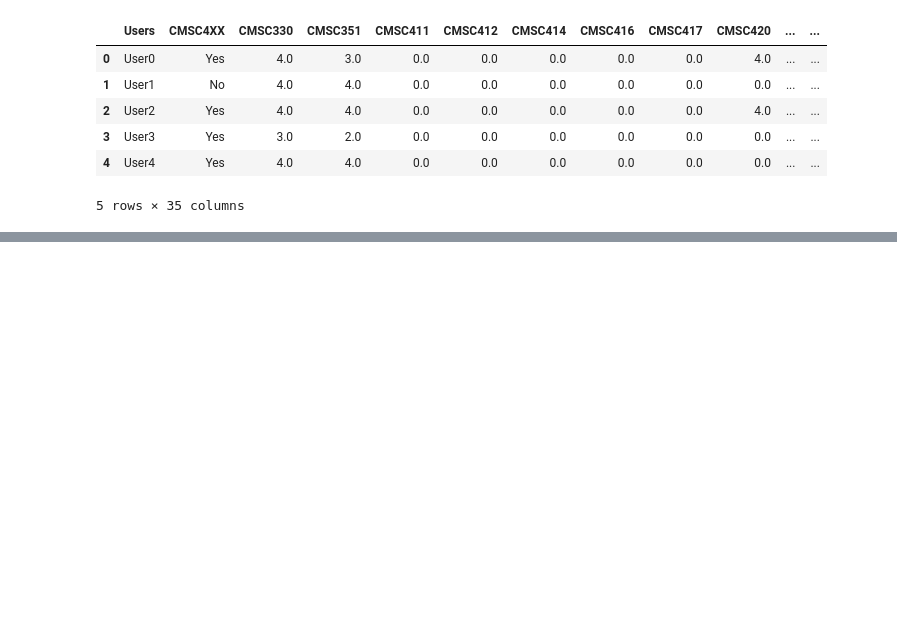
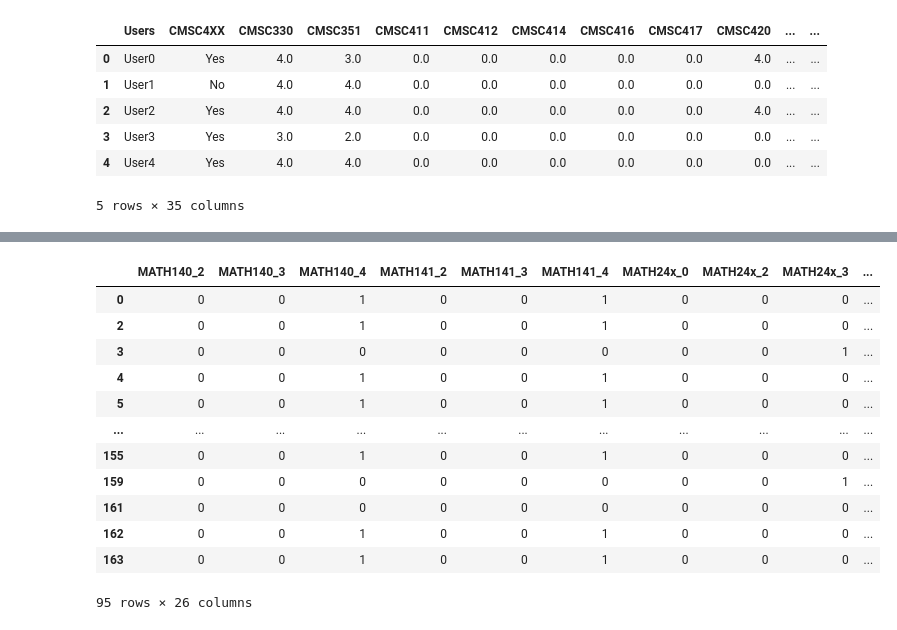
Before and after one commit to GuptaSiddhesh/GuptaSiddhesh.github.io, a Jupyter notebook: CMSC320 Final Project.ipynb, the cells around one changed output, grey strips where cells are left out. Drawn from its saved outputs; the diff is of its cells as text; code cells hidden in the pictures; blank space fills up the shorter version.

```diff
--- a/CMSC320 Final Project.ipynb
+++ b/CMSC320 Final Project.ipynb
@@ -308,0 +332,37 @@ df_ul.head()
+# %%
+# One Hot Encoding of the variables
+
+def one_hot_encoding(column_names, df):
+  for column in column_names:
+    df[column] = df[column].astype(int)
+    tempdf = pd.get_dummies(df[column], prefix=column)
+    tempdf.drop(tempdf.columns[0], inplace=True, axis=1)
+    df = pd.merge(
+        left=df,
+        right=tempdf,
+        left_index=True,
+        right_index=True,
+    )
+    df = df.drop(columns=column)
+
+  return df
+
+df_x = one_hot_encoding(['MATH140', 'MATH141', 'MATH24x', 'STAT400', 'CMSC131', 'CMSC132',
+                  'CMSC216', 'CMSC250'], df_x)
+
+df_x.drop(['Users', 'CS_Track', 'CMSC4XX', 'Graduated'], inplace=True, axis=1)
+df_x
+# %% [output]
+|  | MATH140_2 | MATH140_3 | MATH140_4 | MATH141_2 | MATH141_3 | MATH141_4 | MATH24x_0 | MATH24x_2 | MATH24x_3 | ... |
+| 0 | 0 | 0 | 1 | 0 | 0 | 1 | 0 | 0 | 0 | ... |
+| 2 | 0 | 0 | 1 | 0 | 0 | 1 | 0 | 0 | 0 | ... |
+| 3 | 0 | 0 | 0 | 0 | 0 | 0 | 0 | 0 | 1 | ... |
+| 4 | 0 | 0 | 1 | 0 | 0 | 1 | 0 | 0 | 0 | ... |
+| 5 | 0 | 0 | 1 | 0 | 0 | 1 | 0 | 0 | 0 | ... |
+| ... | ... | ... | ... | ... | ... | ... | ... | ... | ... | ... |
+| 155 | 0 | 0 | 1 | 0 | 0 | 1 | 0 | 0 | 0 | ... |
+| 159 | 0 | 0 | 0 | 0 | 0 | 0 | 0 | 0 | 1 | ... |
+| 161 | 0 | 0 | 0 | 0 | 0 | 0 | 0 | 0 | 0 | ... |
+| 162 | 0 | 0 | 1 | 0 | 0 | 1 | 0 | 0 | 0 | ... |
+| 163 | 0 | 0 | 1 | 0 | 0 | 1 | 0 | 0 | 0 | ... |
+95 rows × 26 columns
```
Also changed, not shown: parts of 6 cells of this notebook.
